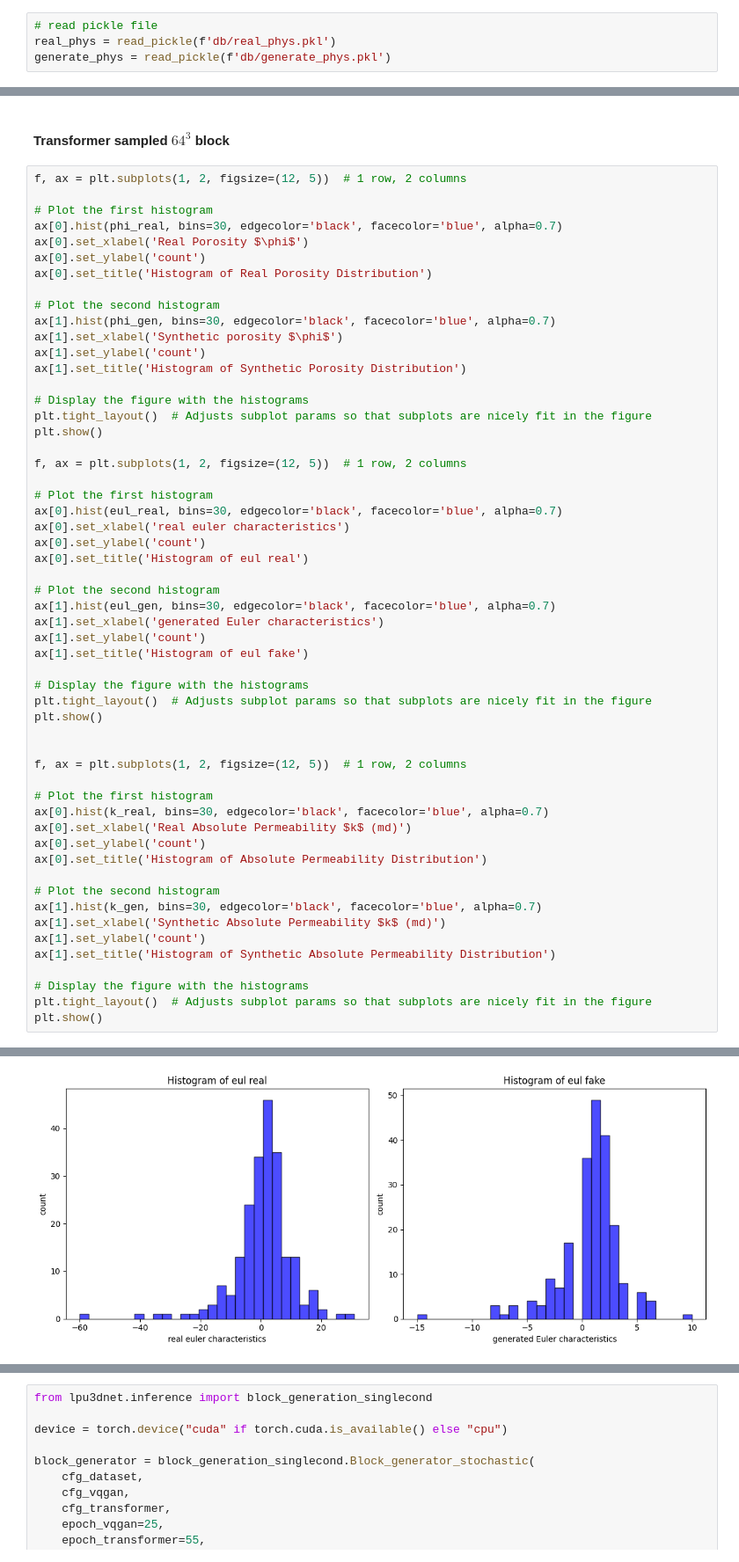
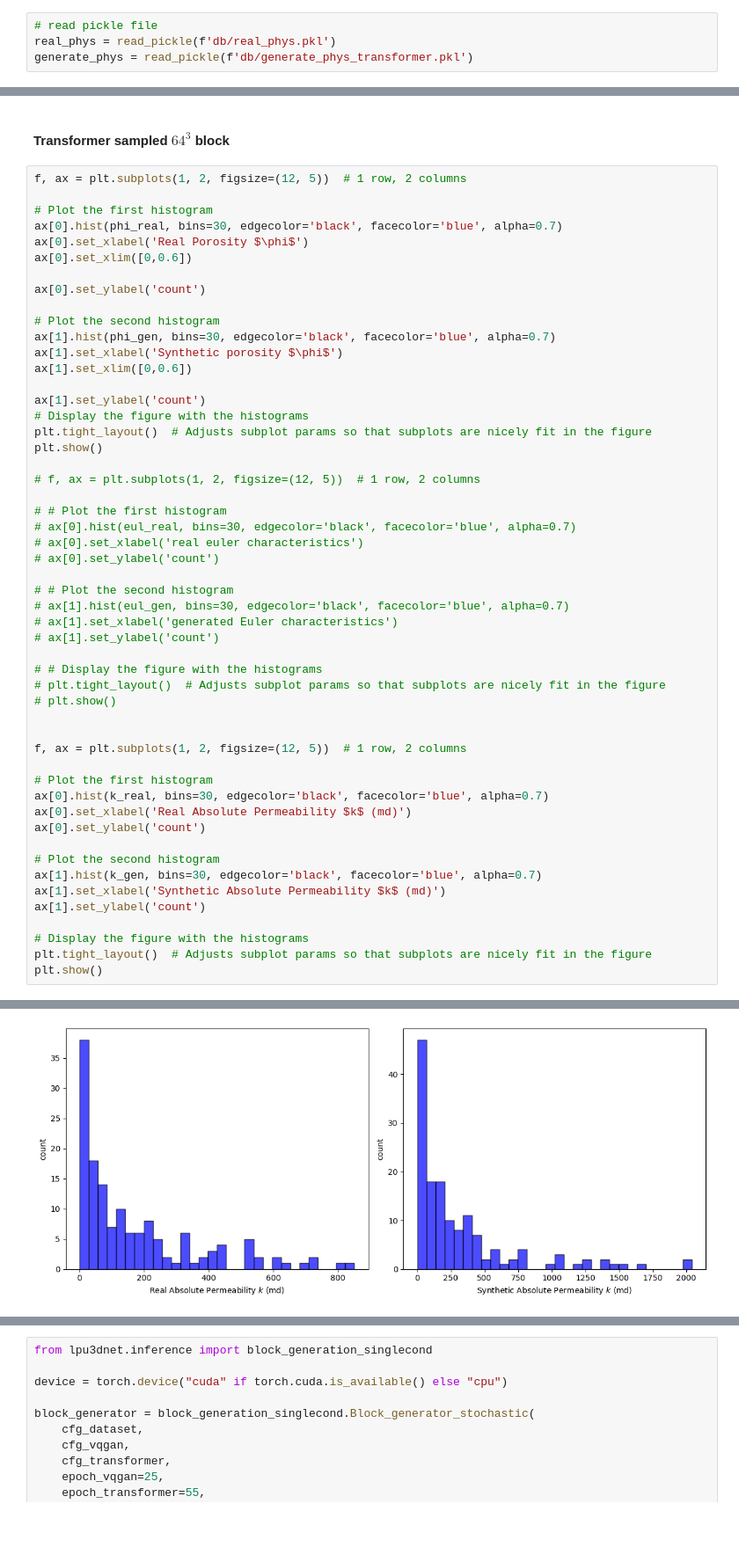
Before and after one commit to ZihanRen/poretransformer, a Jupyter notebook: lpu3dnet/eval/transformer_explore.ipynb, the cells around one changed output, grey strips where cells are left out. Shown at 88% size. Saved outputs shown, nothing was run; the diff lists cells and outputs as text; blank space fills up the shorter version.

Commit message:
1021 - output figures

```diff
--- a/lpu3dnet/eval/transformer_explore.ipynb
+++ b/lpu3dnet/eval/transformer_explore.ipynb
@@ -31,7 +31,7 @@ Transformer sampled $64^3$. Multi-token generation without assembling
 # %%
 # read pickle file
 real_phys = read_pickle(f'db/real_phys.pkl')
-generate_phys = read_pickle(f'db/generate_phys.pkl')
+generate_phys = read_pickle(f'db/generate_phys_transformer.pkl')
 # %%
 phi_real = []
 phi_gen = []
@@ -85,36 +85,35 @@ f, ax = plt.subplots(1, 2, figsize=(12, 5))  # 1 row, 2 columns
 # Plot the first histogram
 ax[0].hist(phi_real, bins=30, edgecolor='black', facecolor='blue', alpha=0.7)
 ax[0].set_xlabel('Real Porosity $\phi$')
+ax[0].set_xlim([0,0.6])
+
 ax[0].set_ylabel('count')
-ax[0].set_title('Histogram of Real Porosity Distribution')
 
 # Plot the second histogram
 ax[1].hist(phi_gen, bins=30, edgecolor='black', facecolor='blue', alpha=0.7)
 ax[1].set_xlabel('Synthetic porosity $\phi$')
+ax[1].set_xlim([0,0.6])
+
 ax[1].set_ylabel('count')
-ax[1].set_title('Histogram of Synthetic Porosity Distribution')
-
 # Display the figure with the histograms
 plt.tight_layout()  # Adjusts subplot params so that subplots are nicely fit in the figure
 plt.show()
 
-f, ax = plt.subplots(1, 2, figsize=(12, 5))  # 1 row, 2 columns
+# f, ax = plt.subplots(1, 2, figsize=(12, 5))  # 1 row, 2 columns
 
-# Plot the first histogram
-ax[0].hist(eul_real, bins=30, edgecolor='black', facecolor='blue', alpha=0.7)
-ax[0].set_xlabel('real euler characteristics')
-ax[0].set_ylabel('count')
-ax[0].set_title('Histogram of eul real')
+# # Plot the first histogram
+# ax[0].hist(eul_real, bins=30, edgecolor='black', facecolor='blue', alpha=0.7)
+# ax[0].set_xlabel('real euler characteristics')
+# ax[0].set_ylabel('count')
 
-# Plot the second histogram
-ax[1].hist(eul_gen, bins=30, edgecolor='black', facecolor='blue', alpha=0.7)
-ax[1].set_xlabel('generated Euler characteristics')
-ax[1].set_ylabel('count')
-ax[1].set_title('Histogram of eul fake')
+# # Plot the second histogram
+# ax[1].hist(eul_gen, bins=30, edgecolor='black', facecolor='blue', alpha=0.7)
+# ax[1].set_xlabel('generated Euler characteristics')
+# ax[1].set_ylabel('count')
 
-# Display the figure with the histograms
-plt.tight_layout()  # Adjusts subplot params so that subplots are nicely fit in the figure
-plt.show()
+# # Display the figure with the histograms
+# plt.tight_layout()  # Adjusts subplot params so that subplots are nicely fit in the figure
+# plt.show()
 
 
 f, ax = plt.subplots(1, 2, figsize=(12, 5))  # 1 row, 2 columns
@@ -123,13 +122,11 @@ f, ax = plt.subplots(1, 2, figsize=(12, 5))  # 1 row, 2 columns
 ax[0].hist(k_real, bins=30, edgecolor='black', facecolor='blue', alpha=0.7)
 ax[0].set_xlabel('Real Absolute Permeability $k$ (md)')
 ax[0].set_ylabel('count')
-ax[0].set_title('Histogram of Absolute Permeability Distribution')
 
 # Plot the second histogram
 ax[1].hist(k_gen, bins=30, edgecolor='black', facecolor='blue', alpha=0.7)
 ax[1].set_xlabel('Synthetic Absolute Permeability $k$ (md)')
 ax[1].set_ylabel('count')
-ax[1].set_title('Histogram of Synthetic Absolute Permeability Distribution')
 
 # Display the figure with the histograms
 plt.tight_layout()  # Adjusts subplot params so that subplots are nicely fit in the figure
@@ -139 +136 @@ plt.show()
-[figure, old version]
+[figure, new version]
```
Also changed, not shown: parts of 1 cell of this notebook, 3 other files.
